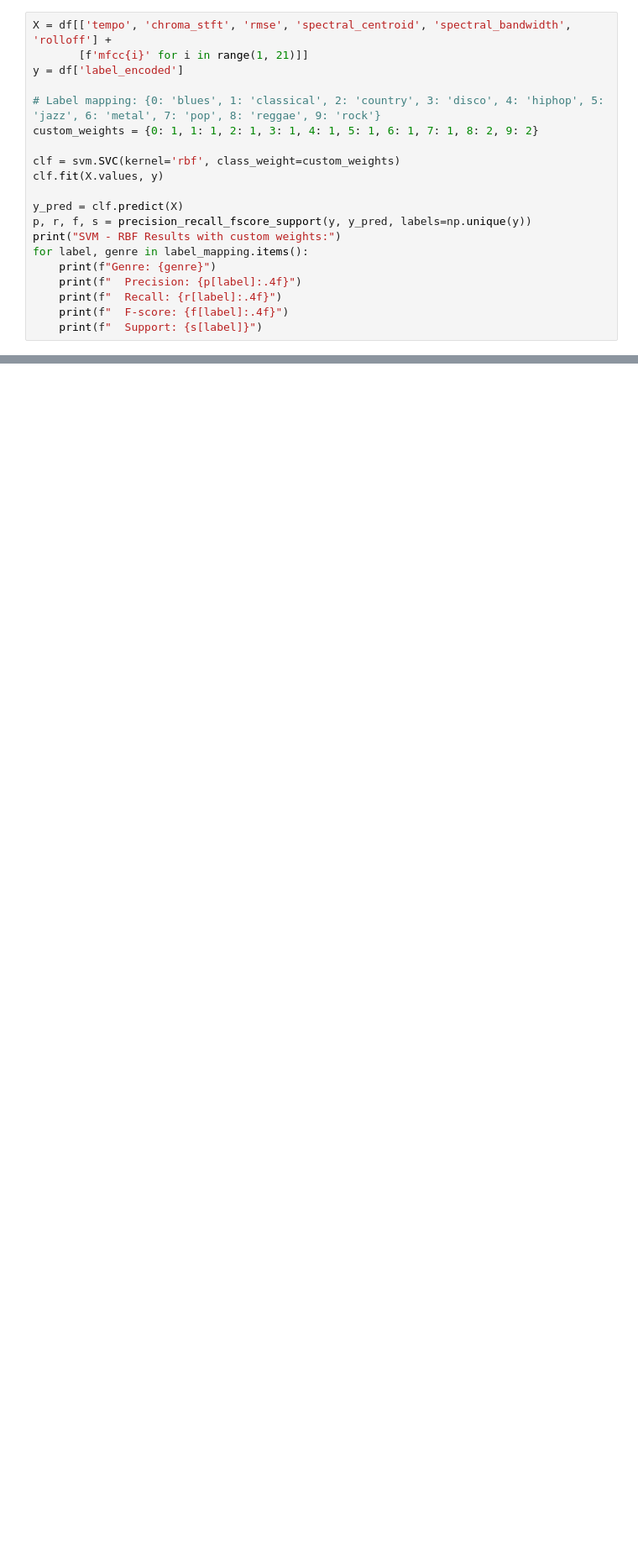
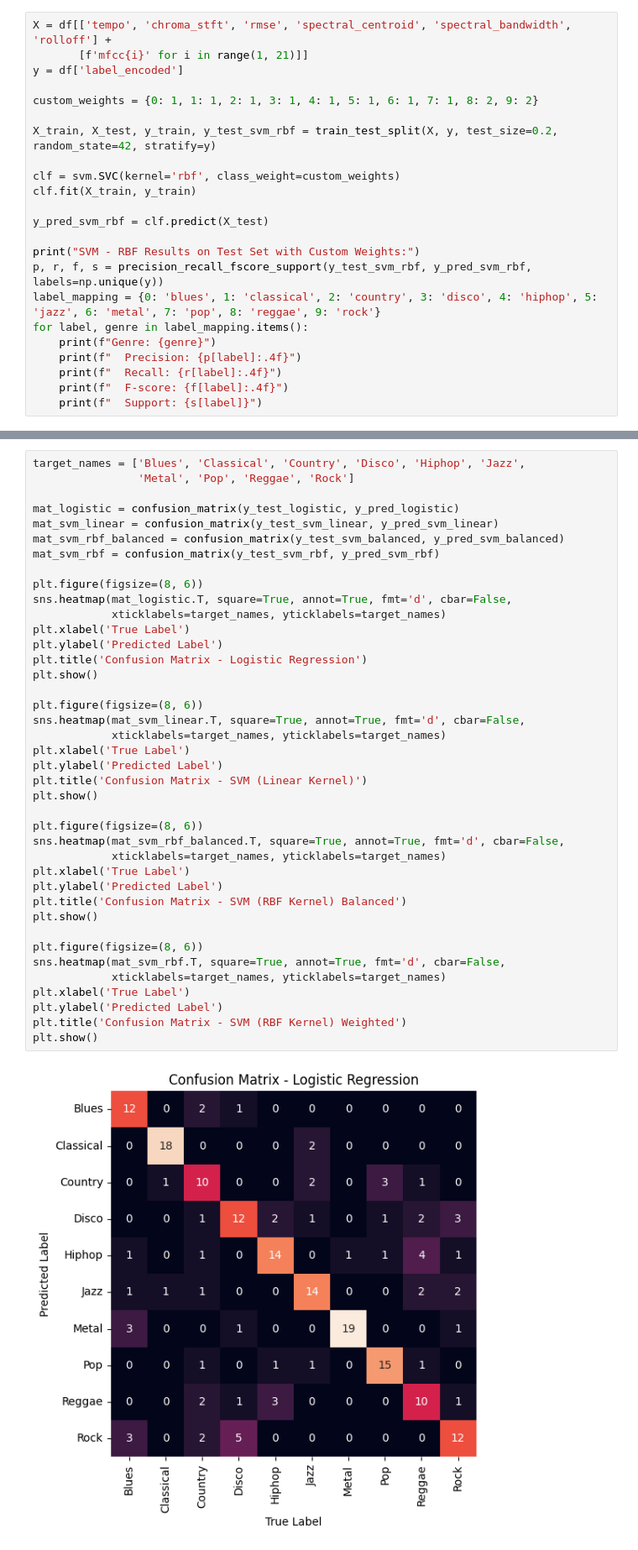
Before and after one commit to JHamoni676/cs5830_project7, a Jupyter notebook: jonah.ipynb, the cells around one changed output, grey strips where cells are left out. Shown: that part at 84% size. Cells and saved outputs as stored; diff of their text form; blank space fills up the shorter version.

```diff
--- a/jonah.ipynb
+++ b/jonah.ipynb
@@ -125,15 +192,18 @@ X = df[['tempo', 'chroma_stft', 'rmse', 'spectral_centroid', 'spectral_bandwidth
        [f'mfcc{i}' for i in range(1, 21)]]
 y = df['label_encoded']
 
-# Label mapping: {0: 'blues', 1: 'classical', 2: 'country', 3: 'disco', 4: 'hiphop', 5: 'jazz', 6: 'metal', 7: 'pop', 8: 'reggae', 9: 'rock'}
 custom_weights = {0: 1, 1: 1, 2: 1, 3: 1, 4: 1, 5: 1, 6: 1, 7: 1, 8: 2, 9: 2}
 
+X_train, X_test, y_train, y_test_svm_rbf = train_test_split(X, y, test_size=0.2, random_state=42, stratify=y)
+
 clf = svm.SVC(kernel='rbf', class_weight=custom_weights)
-clf.fit(X.values, y)
+clf.fit(X_train, y_train)
 
-y_pred = clf.predict(X)
-p, r, f, s = precision_recall_fscore_support(y, y_pred, labels=np.unique(y))
-print("SVM - RBF Results with custom weights:")
+y_pred_svm_rbf = clf.predict(X_test)
+
+print("SVM - RBF Results on Test Set with Custom Weights:")
+p, r, f, s = precision_recall_fscore_support(y_test_svm_rbf, y_pred_svm_rbf, labels=np.unique(y))
+label_mapping = {0: 'blues', 1: 'classical', 2: 'country', 3: 'disco', 4: 'hiphop', 5: 'jazz', 6: 'metal', 7: 'pop', 8: 'reggae', 9: 'rock'}
 for label, genre in label_mapping.items():
     print(f"Genre: {genre}")
     print(f"  Precision: {p[label]:.4f}")
@@ -142,0 +231,42 @@ for label, genre in label_mapping.items():
+# %%
+target_names = ['Blues', 'Classical', 'Country', 'Disco', 'Hiphop', 'Jazz',
+                'Metal', 'Pop', 'Reggae', 'Rock']
+
+mat_logistic = confusion_matrix(y_test_logistic, y_pred_logistic)
+mat_svm_linear = confusion_matrix(y_test_svm_linear, y_pred_svm_linear)
+mat_svm_rbf_balanced = confusion_matrix(y_test_svm_balanced, y_pred_svm_balanced)
+mat_svm_rbf = confusion_matrix(y_test_svm_rbf, y_pred_svm_rbf)
+
+plt.figure(figsize=(8, 6))
+sns.heatmap(mat_logistic.T, square=True, annot=True, fmt='d', cbar=False,
+            xticklabels=target_names, yticklabels=target_names)
+plt.xlabel('True Label')
+plt.ylabel('Predicted Label')
+plt.title('Confusion Matrix - Logistic Regression')
+plt.show()
+
+plt.figure(figsize=(8, 6))
+sns.heatmap(mat_svm_linear.T, square=True, annot=True, fmt='d', cbar=False,
+            xticklabels=target_names, yticklabels=target_names)
+plt.xlabel('True Label')
+plt.ylabel('Predicted Label')
+plt.title('Confusion Matrix - SVM (Linear Kernel)')
+plt.show()
+
+plt.figure(figsize=(8, 6))
+sns.heatmap(mat_svm_rbf_balanced.T, square=True, annot=True, fmt='d', cbar=False,
+            xticklabels=target_names, yticklabels=target_names)
+plt.xlabel('True Label')
+plt.ylabel('Predicted Label')
+plt.title('Confusion Matrix - SVM (RBF Kernel) Balanced')
+plt.show()
+
+plt.figure(figsize=(8, 6))
+sns.heatmap(mat_svm_rbf.T, square=True, annot=True, fmt='d', cbar=False,
+            xticklabels=target_names, yticklabels=target_names)
+plt.xlabel('True Label')
+plt.ylabel('Predicted Label')
+plt.title('Confusion Matrix - SVM (RBF Kernel) Weighted')
+plt.show()
+# %% [output]
+[figure, added]
```
Also changed, not shown: parts of 14 cells of this notebook.
